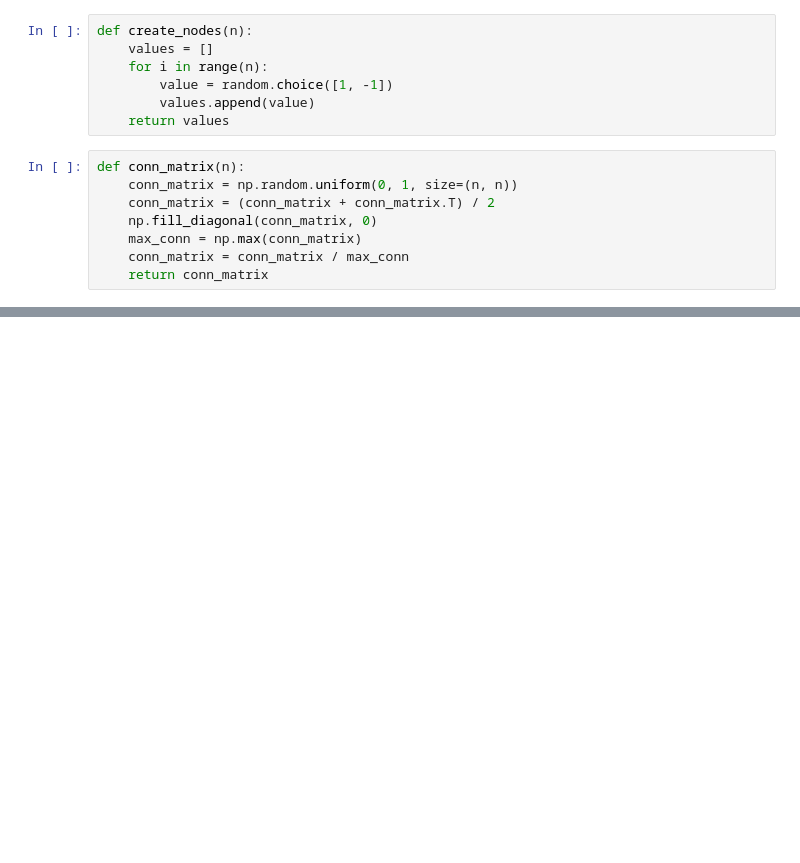
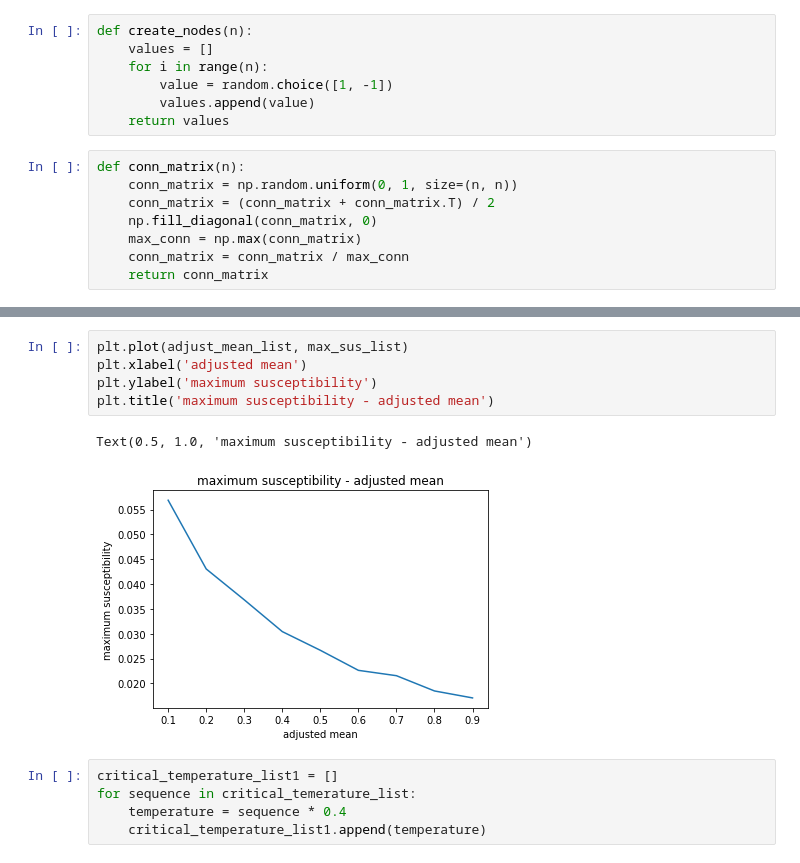
Before and after one commit to mylenevdmaas/CSS2023, a Jupyter notebook: Complex Systems Metropolis .ipynb, the cells around one changed output, grey strips where cells are left out. Cells and saved outputs as stored; diff of their text form; blank space fills up the shorter version.

```diff
--- a/Complex Systems Metropolis .ipynb
+++ b/Complex Systems Metropolis .ipynb
@@ -147,0 +237,13 @@ print(end_time - start_time)
+# %%
+plt.plot(adjust_mean_list, max_sus_list)
+plt.xlabel('adjusted mean')
+plt.ylabel('maximum susceptibility')
+plt.title('maximum susceptibility - adjusted mean')
+# %% [output]
+Text(0.5, 1.0, 'maximum susceptibility - adjusted mean')
+[figure, added]
+# %%
+critical_temperature_list1 = []
+for sequence in critical_temerature_list:
+    temperature = sequence * 0.4
+    critical_temperature_list1.append(temperature)
```
Also changed, not shown: parts of 12 cells of this notebook.
